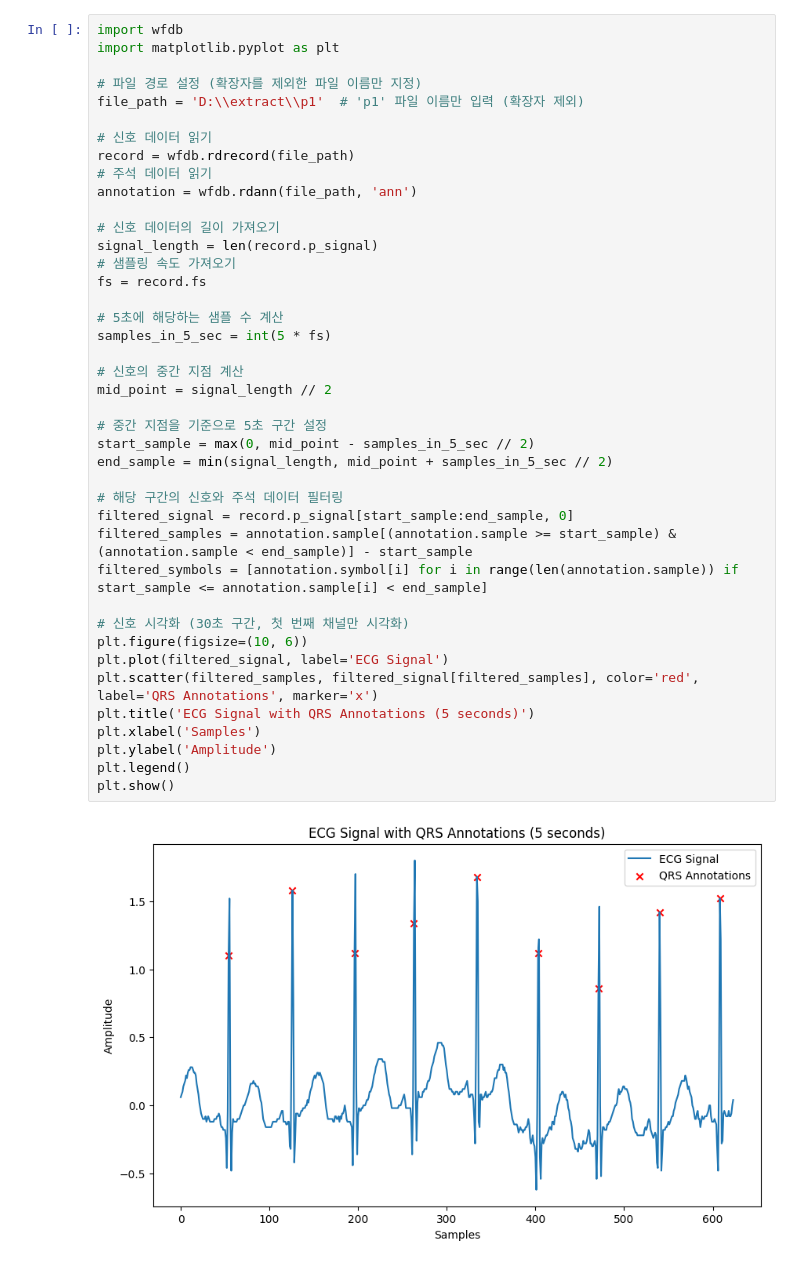
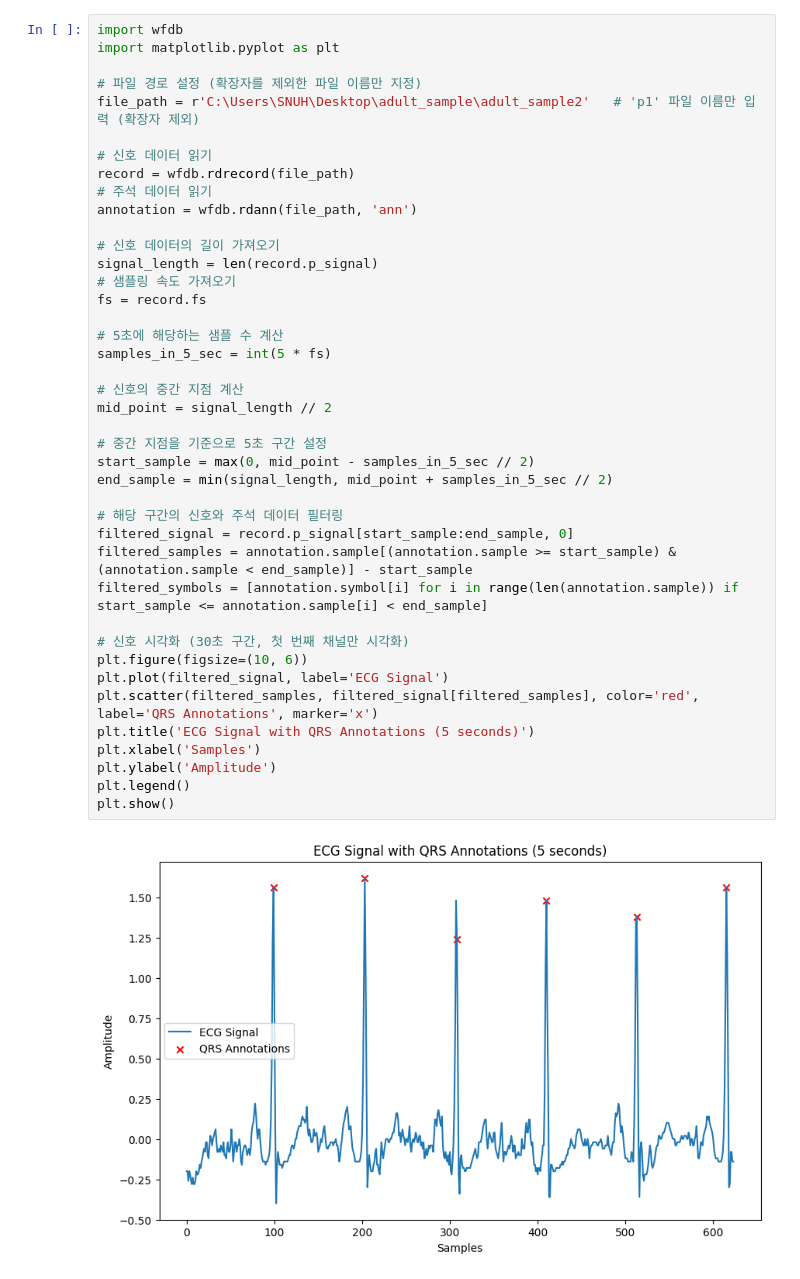
Before and after one commit to devguno/CDM, a Jupyter notebook: tt.ipynb, the cells around one changed output. Saved outputs shown, nothing was run; the diff lists cells and outputs as text.

```diff
--- a/tt.ipynb
+++ b/tt.ipynb
@@ -34,7 +35,7 @@ import wfdb
 import matplotlib.pyplot as plt
 
 # 파일 경로 설정 (확장자를 제외한 파일 이름만 지정)
-file_path = 'D:\\extract\\p1'  # 'p1' 파일 이름만 입력 (확장자 제외)
+file_path = r'C:\Users\SNUH\Desktop\adult_sample\adult_sample2'   # 'p1' 파일 이름만 입력 (확장자 제외)
 
 # 신호 데이터 읽기
 record = wfdb.rdrecord(file_path)
@@ -44,34 +45,34 @@ annotation = wfdb.rdann(file_path, 'ann')
 # 신호 데이터의 길이 가져오기
 signal_length = len(record.p_signal)
 # 샘플링 속도 가져오기
 fs = record.fs
 
 # 5초에 해당하는 샘플 수 계산
 samples_in_5_sec = int(5 * fs)
 
 # 신호의 중간 지점 계산
 mid_point = signal_length // 2
 
 # 중간 지점을 기준으로 5초 구간 설정
 start_sample = max(0, mid_point - samples_in_5_sec // 2)
 end_sample = min(signal_length, mid_point + samples_in_5_sec // 2)
 
 # 해당 구간의 신호와 주석 데이터 필터링
 filtered_signal = record.p_signal[start_sample:end_sample, 0]
 filtered_samples = annotation.sample[(annotation.sample >= start_sample) & (annotation.sample < end_sample)] - start_sample
 filtered_symbols = [annotation.symbol[i] for i in range(len(annotation.sample)) if start_sample <= annotation.sample[i] < end_sample]
 
 # 신호 시각화 (30초 구간, 첫 번째 채널만 시각화)
 plt.figure(figsize=(10, 6))
 plt.plot(filtered_signal, label='ECG Signal')
 plt.scatter(filtered_samples, filtered_signal[filtered_samples], color='red', label='QRS Annotations', marker='x')
 plt.title('ECG Signal with QRS Annotations (5 seconds)')
 plt.xlabel('Samples')
 plt.ylabel('Amplitude')
 plt.legend()
 plt.show()
 # %% [output]
-[figure, old version]
+[figure, new version]
 # %%
 # Let's inspect the contents of the annotation file to understand its structure and data.
 import wfdb
```
Also changed, not shown: parts of 7 cells of this notebook, 2 other files.
